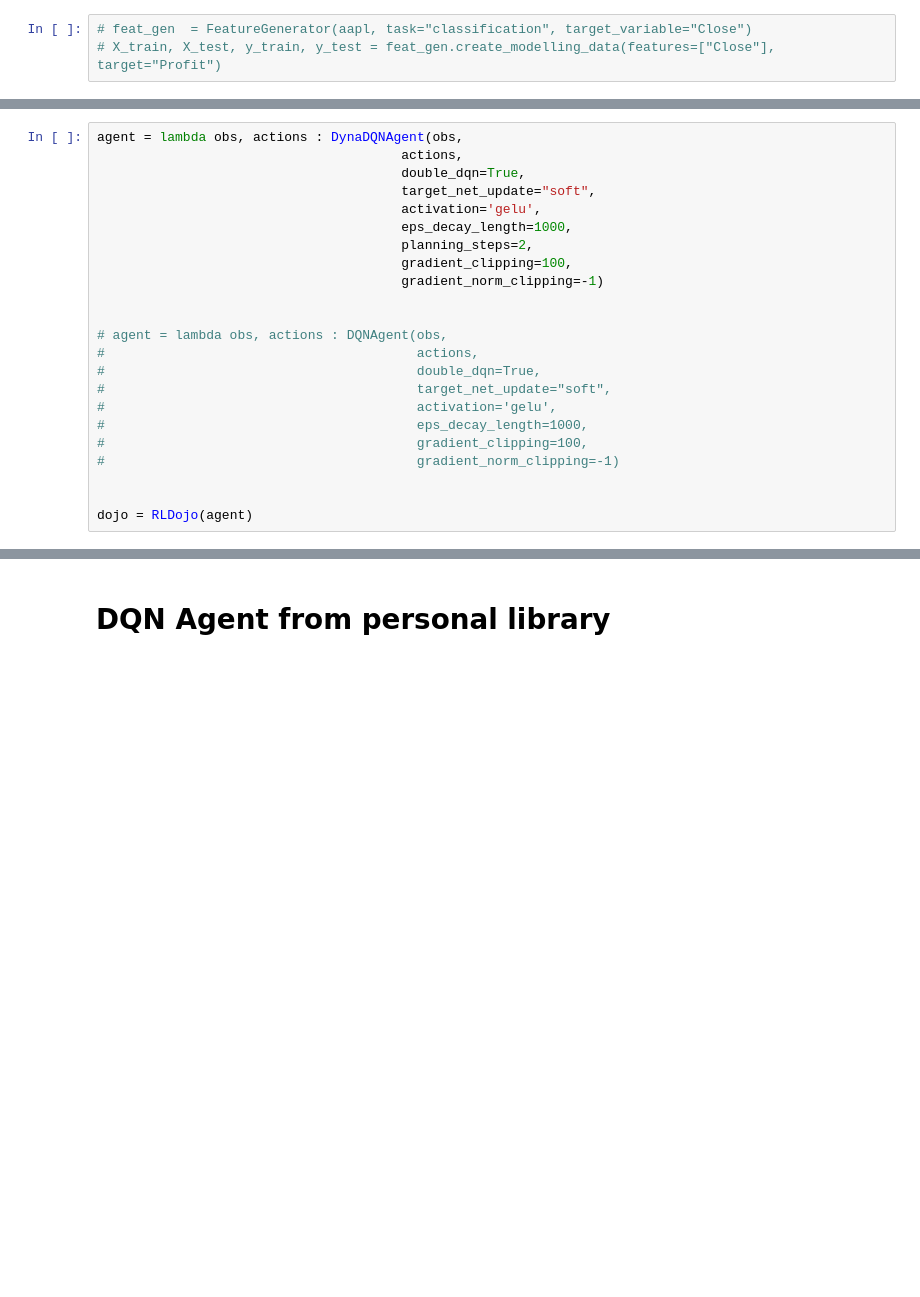
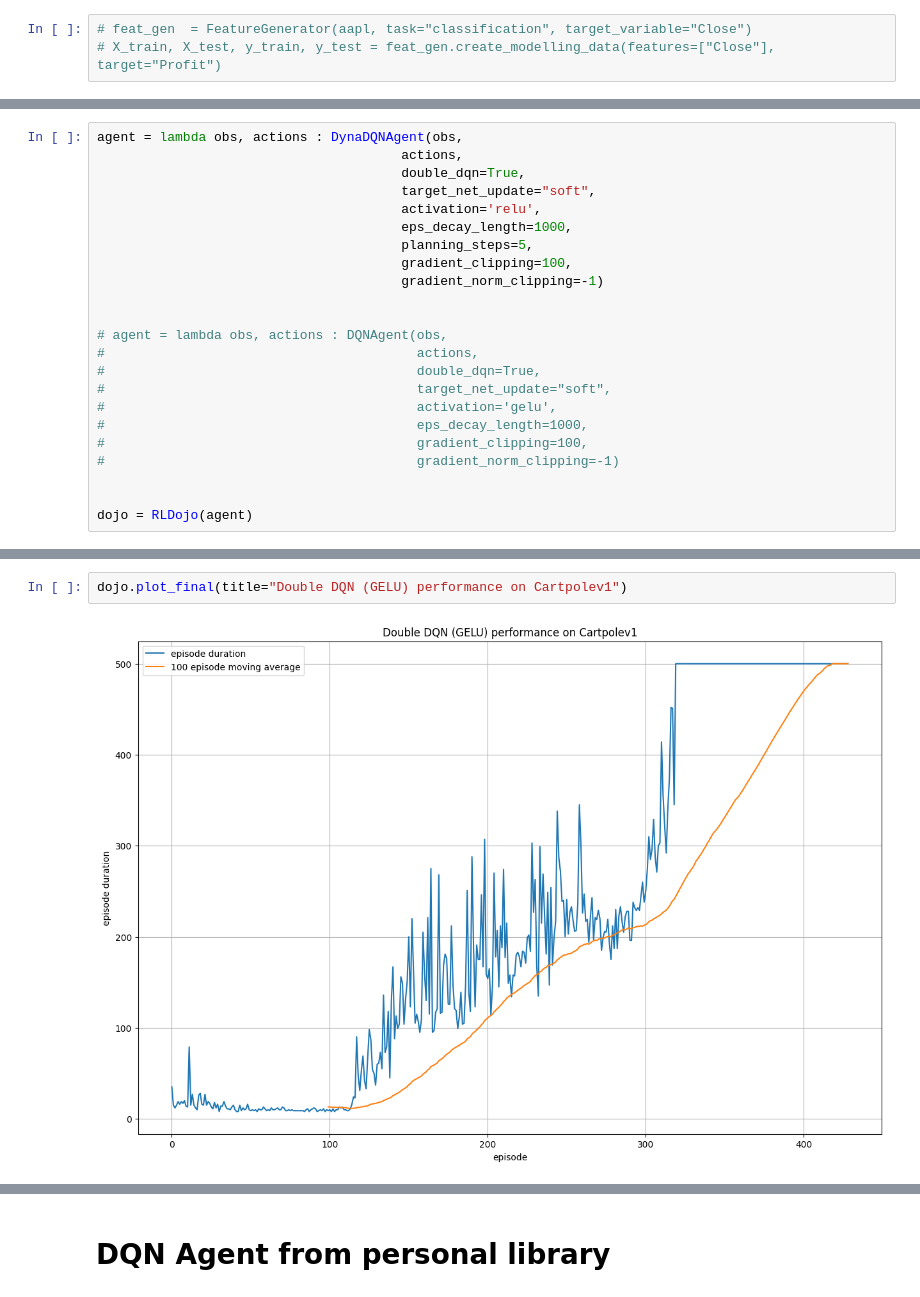
Before and after one commit to yuwei-1/Market-Prediction-Research, a Jupyter notebook: terminal/deep_q_network.ipynb, the cells around one changed output, grey strips where cells are left out. Saved outputs shown, nothing was run; the diff lists cells and outputs as text; blank space fills up the shorter version.

```diff
--- a/terminal/deep_q_network.ipynb
+++ b/terminal/deep_q_network.ipynb
@@ -52,9 +52,9 @@ agent = lambda obs, actions : DynaDQNAgent(obs,
                                        actions,
                                        double_dqn=True,
                                        target_net_update="soft",
-                                       activation='gelu',
+                                       activation='relu',
                                        eps_decay_length=1000,
-                                       planning_steps=2,
+                                       planning_steps=5,
                                        gradient_clipping=100,
                                        gradient_norm_clipping=-1)
 
@@ -79,0 +96,4 @@ KeyboardInterrupt:
+# %%
+dojo.plot_final(title="Double DQN (GELU) performance on Cartpolev1")
+# %% [output]
+[figure, added]
```
Also changed, not shown: parts of 5 cells of this notebook, 16 other files.
